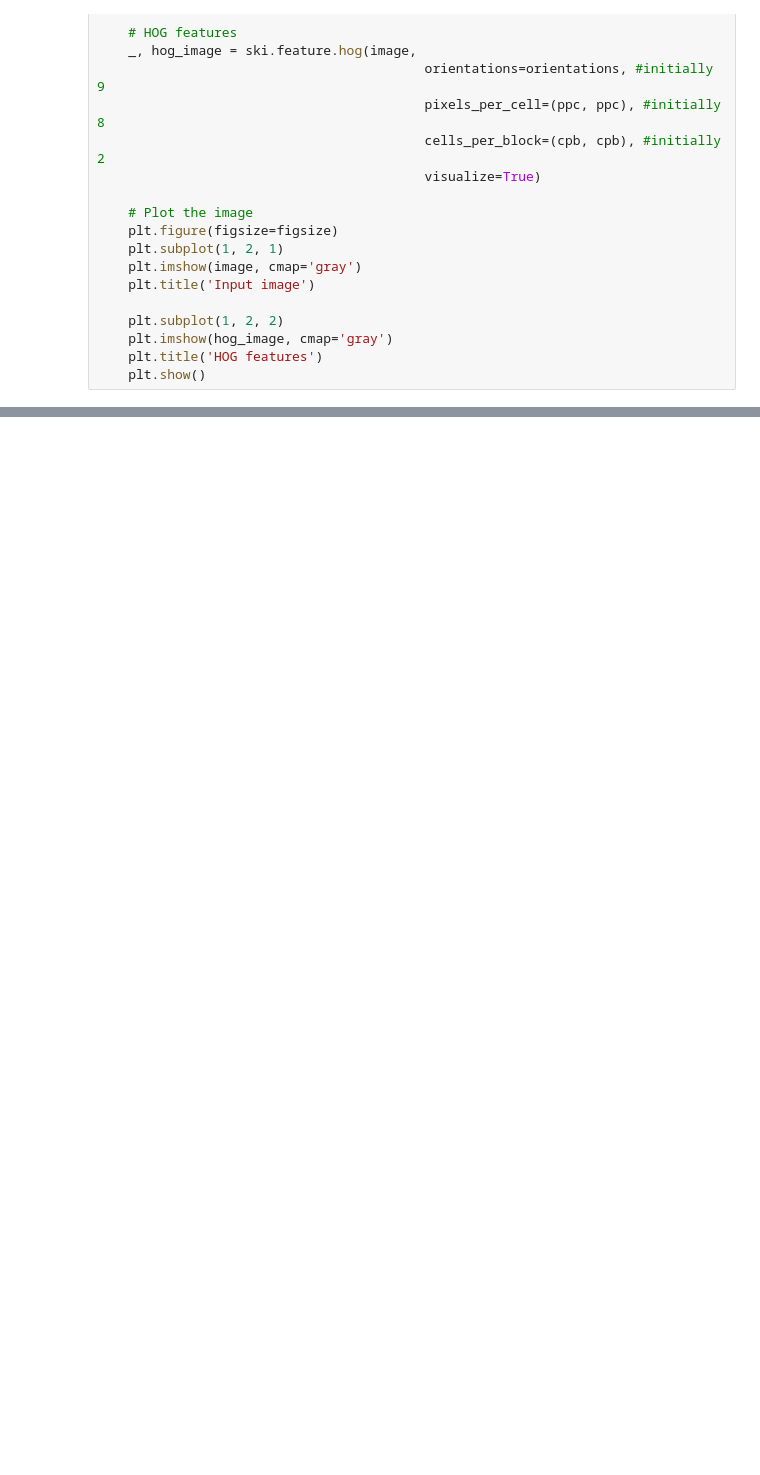
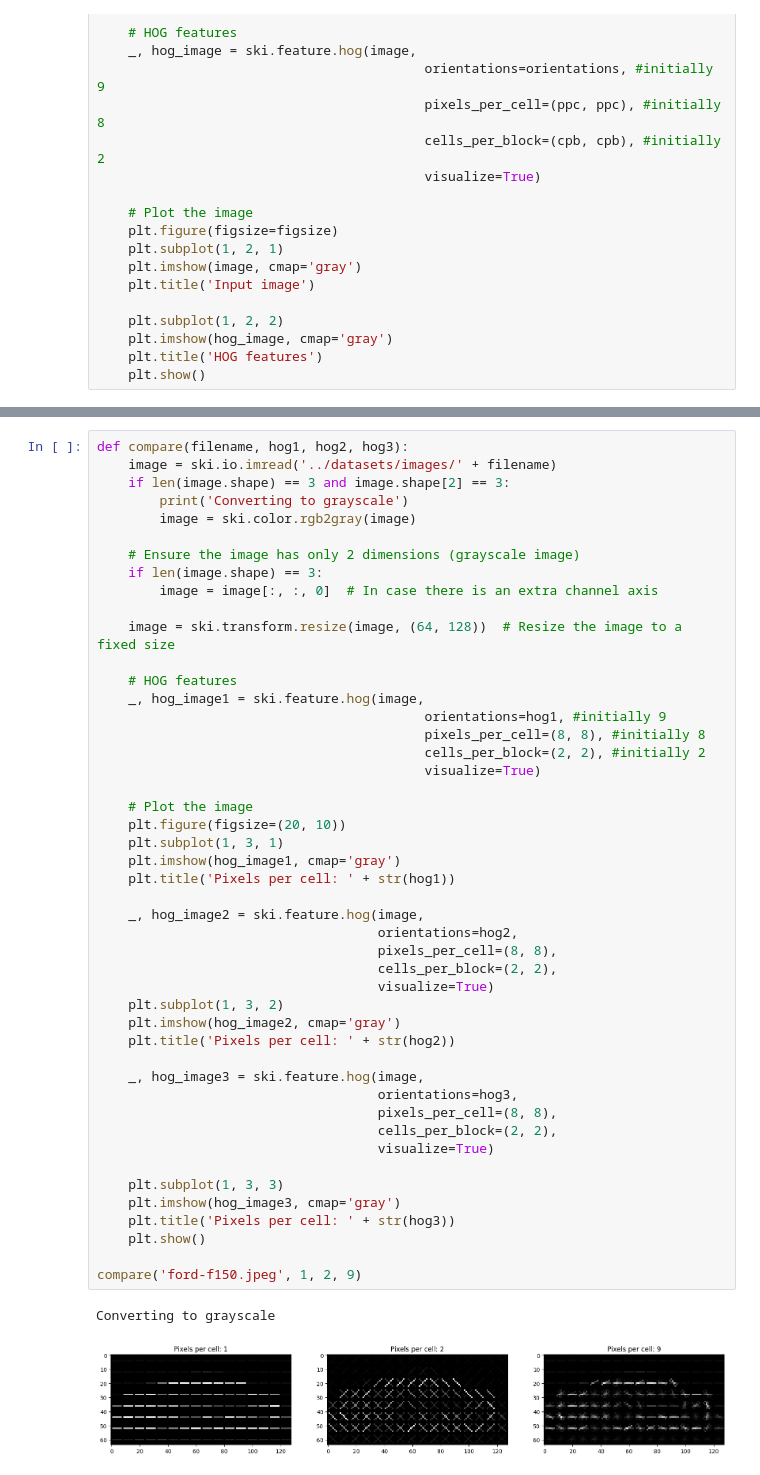
Before and after one commit to storlien/it3212-data-driven-software, a Jupyter notebook: assignment-2/hog_features.ipynb, the cells around one changed output, grey strips where cells are left out. Cells and saved outputs as stored; diff of their text form; blank space fills up the shorter version.

```diff
--- a/assignment-2/hog_features.ipynb
+++ b/assignment-2/hog_features.ipynb
@@ -61,4 +68,54 @@ Converting to grayscale
 [figure]
 Converting to grayscale
 [figure]
+# %%
+def compare(filename, hog1, hog2, hog3):
+    image = ski.io.imread('../datasets/images/' + filename)
+    if len(image.shape) == 3 and image.shape[2] == 3:
+        print('Converting to grayscale')
+        image = ski.color.rgb2gray(image)
+
+    # Ensure the image has only 2 dimensions (grayscale image)
+    if len(image.shape) == 3:
+        image = image[:, :, 0]  # In case there is an extra channel axis
+
+    image = ski.transform.resize(image, (64, 128))  # Resize the image to a fixed size
+
+    # HOG features
+    _, hog_image1 = ski.feature.hog(image,
+                                          orientations=hog1, #initially 9
+                                          pixels_per_cell=(8, 8), #initially 8
+                                          cells_per_block=(2, 2), #initially 2
+                                          visualize=True)
+
+    # Plot the image
+    plt.figure(figsize=(20, 10))
+    plt.subplot(1, 3, 1)
+    plt.imshow(hog_image1, cmap='gray')
+    plt.title('Pixels per cell: ' + str(hog1))
+
+    _, hog_image2 = ski.feature.hog(image,
+                                    orientations=hog2,
+                                    pixels_per_cell=(8, 8),
+                                    cells_per_block=(2, 2),
+                                    visualize=True)
+    plt.subplot(1, 3, 2)
+    plt.imshow(hog_image2, cmap='gray')
+    plt.title('Pixels per cell: ' + str(hog2))
+
+    _, hog_image3 = ski.feature.hog(image,
+                                    orientations=hog3,
+                                    pixels_per_cell=(8, 8),
+                                    cells_per_block=(2, 2),
+                                    visualize=True)
+
+    plt.subplot(1, 3, 3)
+    plt.imshow(hog_image3, cmap='gray')
+    plt.title('Pixels per cell: ' + str(hog3))
+    plt.show()
+
+compare('ford-f150.jpeg', 1, 2, 9)
+# %% [output]
+Converting to grayscale
+[figure, added]
 # %%
```
Also changed, not shown: parts of 8 cells of this notebook.
